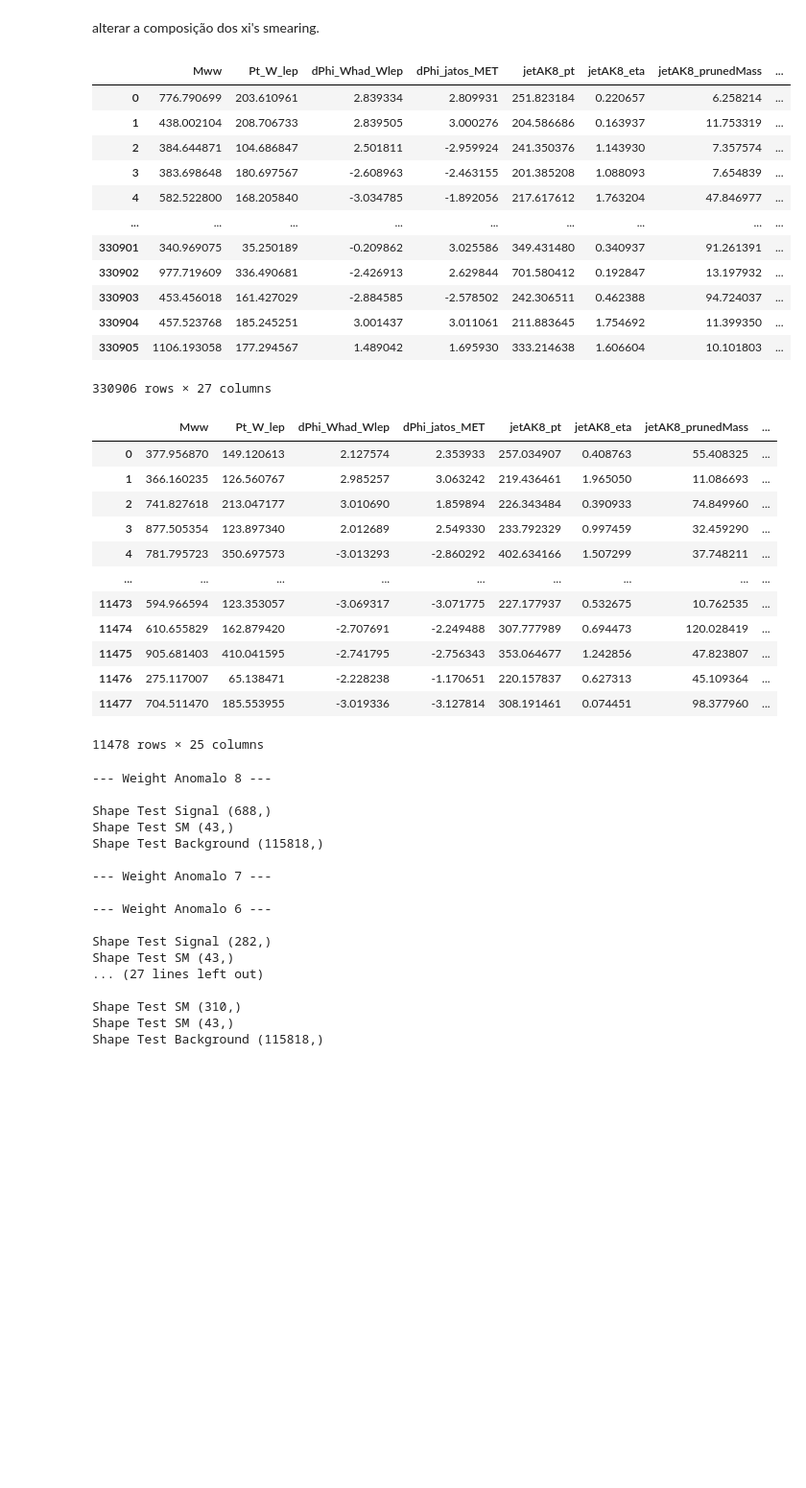
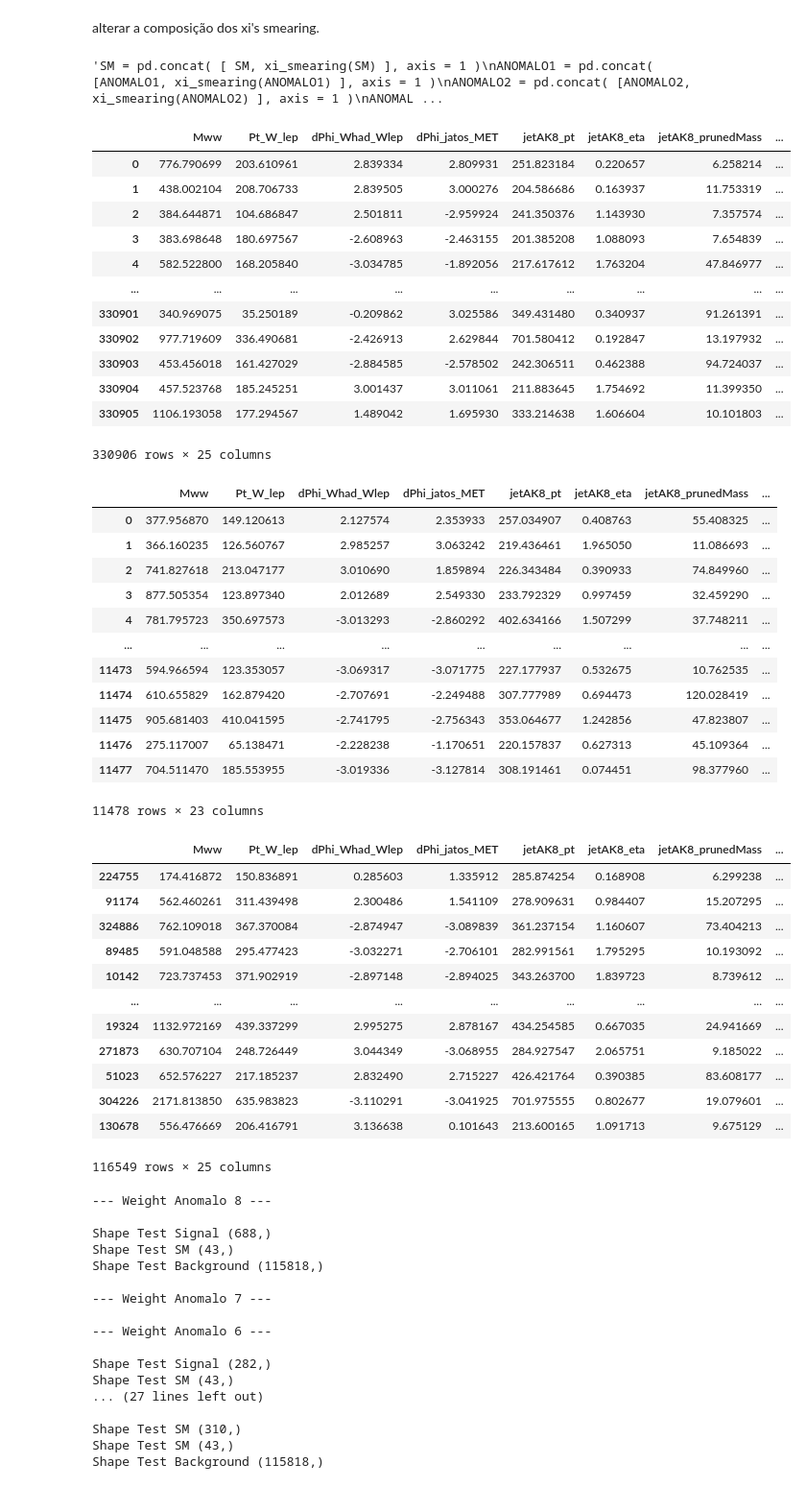
Before and after one commit to teteumac/Acoplamento-Quartico-Anomalo, a Jupyter notebook: LightGBM_MulticlassClassifier_WWCEP.ipynb, the cells around one changed output. Shown at 96% size. Drawn from its saved outputs; the diff is of its cells as text; code cells hidden in the pictures; blank space fills up the shorter version.

```diff
--- a/LightGBM_MulticlassClassifier_WWCEP.ipynb
+++ b/LightGBM_MulticlassClassifier_WWCEP.ipynb
@@ -137,7 +137,7 @@ def xi_smearing(dset):
     xi2_smearing = pd.DataFrame( df_xi2, columns = ['xi2_smearing'] )
     return pd.concat( [ xi1_smearing, xi2_smearing ], axis = 1 )
 # %%
-SM = pd.concat( [ SM, xi_smearing(SM) ], axis = 1 )
+'''SM = pd.concat( [ SM, xi_smearing(SM) ], axis = 1 )
 ANOMALO1 = pd.concat( [ANOMALO1, xi_smearing(ANOMALO1) ], axis = 1 )
 ANOMALO2 = pd.concat( [ANOMALO2, xi_smearing(ANOMALO2) ], axis = 1 )
 ANOMALO3 = pd.concat( [ANOMALO3, xi_smearing(ANOMALO3) ], axis = 1 )
@@ -145,7 +145,9 @@ ANOMALO4 = pd.concat( [ANOMALO4, xi_smearing(ANOMALO4) ], axis = 1 )
 ANOMALO5 = pd.concat( [ANOMALO5, xi_smearing(ANOMALO5) ], axis = 1 )
 ANOMALO6 = pd.concat( [ANOMALO6, xi_smearing(ANOMALO6) ], axis = 1 )
 ANOMALO7 = pd.concat( [ANOMALO7, xi_smearing(ANOMALO7) ], axis = 1 )
-ANOMALO8 = pd.concat( [ANOMALO8, xi_smearing(ANOMALO8) ], axis = 1 )
+ANOMALO8 = pd.concat( [ANOMALO8, xi_smearing(ANOMALO8) ], axis = 1 )'''
+# %% [output]
+'SM = pd.concat( [ SM, xi_smearing(SM) ], axis = 1 )\nANOMALO1 = pd.concat( [ANOMALO1, xi_smearing(ANOMALO1) ], axis = 1 )\nANOMALO2 = pd.concat( [ANOMALO2, xi_smearing(ANOMALO2) ], axis = 1 )\nANOMAL ...
 # %%
 DataSet_multiRP_DrellYan = open_file_MC( 'DataSet_multiRP_DrellYan.h5' )
 DataSet_multiRP_QCD = open_file_MC( 'DataSet_multiRP_QCD.h5' )
@@ -176,8 +178,8 @@ data_set_back_multirp = open_file_MC( 'DataSet_back_multiRP.h5' )
 # %%
 label_back = pd.DataFrame( [0]*len( data_set_back_multirp ) )
 data_set_back_multirp = pd.concat( [ data_set_back_multirp, label_back ], axis = 1 ).rename(columns={0: 'label'})
-data_set_back_multirp['xi1_smearing'] = data_set_back_multirp['xi1']
-data_set_back_multirp['xi2_smearing'] = data_set_back_multirp['xi2']
+#data_set_back_multirp['xi1_smearing'] = data_set_back_multirp['xi1']
+#data_set_back_multirp['xi2_smearing'] = data_set_back_multirp['xi2']
 data_set_back_multirp
 # %% [output]
 |  | Mww | Pt_W_lep | dPhi_Whad_Wlep | dPhi_jatos_MET | jetAK8_pt | jetAK8_eta | jetAK8_prunedMass | ... |
@@ -192,7 +194,7 @@ data_set_back_multirp
 | 330903 | 453.456018 | 161.427029 | -2.884585 | -2.578502 | 242.306511 | 0.462388 | 94.724037 | ... |
 | 330904 | 457.523768 | 185.245251 | 3.001437 | 3.011061 | 211.883645 | 1.754692 | 11.399350 | ... |
 | 330905 | 1106.193058 | 177.294567 | 1.489042 | 1.695930 | 333.214638 | 1.606604 | 10.101803 | ... |
-330906 rows × 27 columns
+330906 rows × 25 columns
 # %%
 Dataset_Signal_Back1  = pd.concat( [ ANOMALO1 , data_set_back_multirp, SM  ], axis = 0, sort = False )
 Dataset_Signal_Back2  = pd.concat( [ ANOMALO2 , data_set_back_multirp, SM  ], axis = 0, sort = False )
@@ -204,8 +206,8 @@ Dataset_Signal_Back7  = pd.concat( [ ANOMALO7 , data_set_back_multirp, SM  ], ax
 Dataset_Signal_Back8  = pd.concat( [ ANOMALO8 , data_set_back_multirp, SM  ], axis = 0, sort = False )
 # %%
 data_set_dados_multirp = open_file_Data( 'DataSet_dados_multiRP.h5' )
-data_set_dados_multirp['xi1_smearing'] = data_set_dados_multirp['xi1']
-data_set_dados_multirp['xi2_smearing'] = data_set_dados_multirp['xi2']
+#data_set_dados_multirp['xi1_smearing'] = data_set_dados_multirp['xi1']
+#data_set_dados_multirp['xi2_smearing'] = data_set_dados_multirp['xi2']
 data_set_dados_multirp
 # %% [output]
 |  | Mww | Pt_W_lep | dPhi_Whad_Wlep | dPhi_jatos_MET | jetAK8_pt | jetAK8_eta | jetAK8_prunedMass | ... |
@@ -220,7 +222,7 @@ data_set_dados_multirp
 | 11475 | 905.681403 | 410.041595 | -2.741795 | -2.756343 | 353.064677 | 1.242856 | 47.823807 | ... |
 | 11476 | 275.117007 | 65.138471 | -2.228238 | -1.170651 | 220.157837 | 0.627313 | 45.109364 | ... |
 | 11477 | 704.511470 | 185.553955 | -3.019336 | -3.127814 | 308.191461 | 0.074451 | 98.377960 | ... |
-11478 rows × 25 columns
+11478 rows × 23 columns
 # %%
 from sklearn.model_selection import train_test_split
 # %%
@@ -233,6 +235,37 @@ DataSet_Train5_, DataSet_Test5_ = train_test_split( Dataset_Signal_Back5, test_s
 DataSet_Train6_, DataSet_Test6_ = train_test_split( Dataset_Signal_Back6, test_size = test_size, random_state = 41, stratify = Dataset_Signal_Back6.label )
 DataSet_Train7_, DataSet_Test7_ = train_test_split( Dataset_Signal_Back7, test_size = test_size, random_state = 41, stratify = Dataset_Signal_Back7.label )
 DataSet_Train8_, DataSet_Test8_ = train_test_split( Dataset_Signal_Back8, test_size = test_size, random_state = 41, stratify = Dataset_Signal_Back8.label )
+# %%
+with h5py.File( 'DataSet_Test1_.h5', 'w') as f:
+    dset = f.create_dataset( 'dados', data = DataSet_Test1_ )
+with h5py.File( 'output-' + label_ + '.h5', 'w') as f:
+    dset = f.create_dataset( 'dados', data = DataSet_Test2_ )
+with h5py.File( 'output-' + label_ + '.h5', 'w') as f:
+    dset = f.create_dataset( 'dados', data = DataSet_Test1_ )
+with h5py.File( 'output-' + label_ + '.h5', 'w') as f:
+    dset = f.create_dataset( 'dados', data = DataSet_Test1_ )
+with h5py.File( 'output-' + label_ + '.h5', 'w') as f:
+    dset = f.create_dataset( 'dados', data = DataSet_Test1_ )
+with h5py.File( 'output-' + label_ + '.h5', 'w') as f:
+    dset = f.create_dataset( 'dados', data = DataSet_Test1_ )
+with h5py.File( 'output-' + label_ + '.h5', 'w') as f:
+    dset = f.create_dataset( 'dados', data = DataSet_Test1_ )
+with h5py.File( 'output-' + label_ + '.h5', 'w') as f:
+    dset = f.create_dataset( 'dados', data = DataSet_Test1_ )
+# %% [output]
+|  | Mww | Pt_W_lep | dPhi_Whad_Wlep | dPhi_jatos_MET | jetAK8_pt | jetAK8_eta | jetAK8_prunedMass | ... |
+| 224755 | 174.416872 | 150.836891 | 0.285603 | 1.335912 | 285.874254 | 0.168908 | 6.299238 | ... |
+| 91174 | 562.460261 | 311.439498 | 2.300486 | 1.541109 | 278.909631 | 0.984407 | 15.207295 | ... |
+| 324886 | 762.109018 | 367.370084 | -2.874947 | -3.089839 | 361.237154 | 1.160607 | 73.404213 | ... |
+| 89485 | 591.048588 | 295.477423 | -3.032271 | -2.706101 | 282.991561 | 1.795295 | 10.193092 | ... |
+| 10142 | 723.737453 | 371.902919 | -2.897148 | -2.894025 | 343.263700 | 1.839723 | 8.739612 | ... |
+| ... | ... | ... | ... | ... | ... | ... | ... | ... |
+| 19324 | 1132.972169 | 439.337299 | 2.995275 | 2.878167 | 434.254585 | 0.667035 | 24.941669 | ... |
+| 271873 | 630.707104 | 248.726449 | 3.044349 | -3.068955 | 284.927547 | 2.065751 | 9.185022 | ... |
+| 51023 | 652.576227 | 217.185237 | 2.832490 | 2.715227 | 426.421764 | 0.390385 | 83.608177 | ... |
+| 304226 | 2171.813850 | 635.983823 | -3.110291 | -3.041925 | 701.975555 | 0.802677 | 19.079601 | ... |
+| 130678 | 556.476669 | 206.416791 | 3.136638 | 0.101643 | 213.600165 | 1.091713 | 9.675129 | ... |
+116549 rows × 25 columns
 # %%
 y_train1 = DataSet_Train1_['label']
 y_test1  = DataSet_Test1_['label']
```
Also changed, not shown: parts of 17 cells of this notebook.
